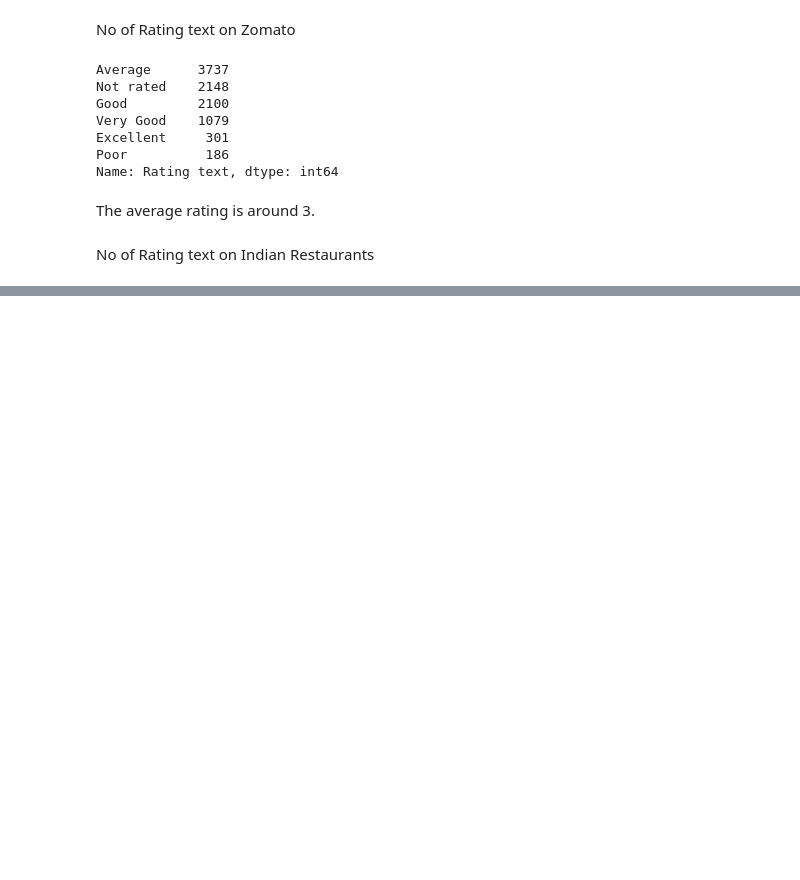
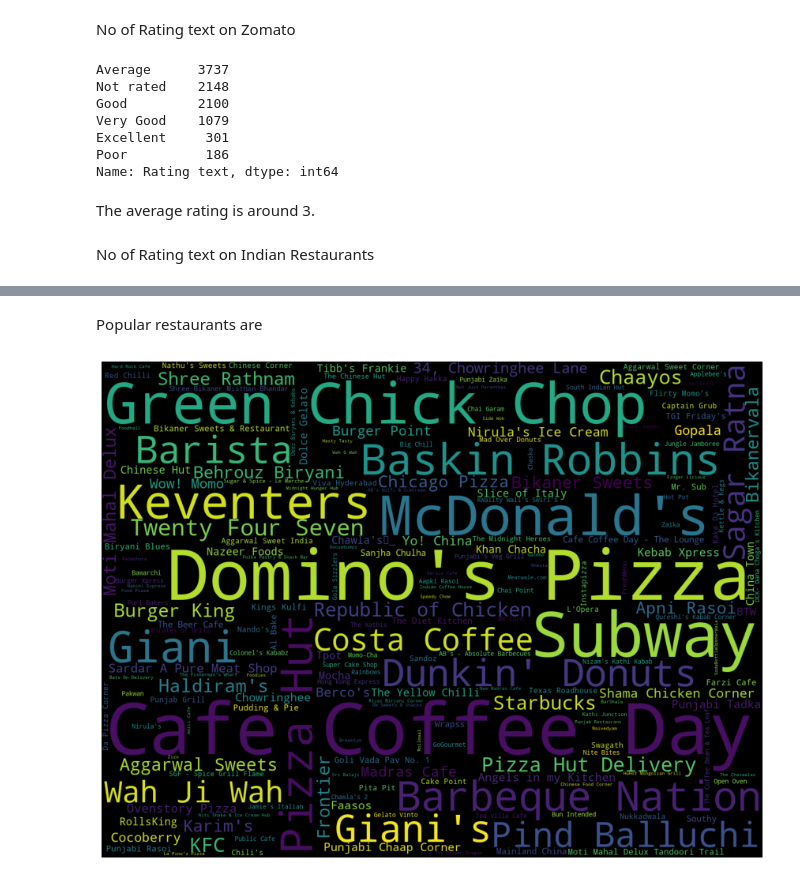
Before and after one commit to apoorvasahu/Zomato_analysis, a Jupyter notebook: zomato.ipynb, the cells around one changed output, grey strips where cells are left out. Saved outputs shown, nothing was run; the diff lists cells and outputs as text; code cells hidden in the pictures; blank space fills up the shorter version.

```diff
--- a/zomato.ipynb
+++ b/zomato.ipynb
@@ -312,0 +312,15 @@ No of Rating text on Indian Restaurants
+# %% [markdown]
+Popular restaurants are
+# %%
+from subprocess import check_output
+from wordcloud import WordCloud, STOPWORDS
+stopwords = set(STOPWORDS)
+wordcloud = (WordCloud(width=1440, height=1080, relative_scaling=0.5, stopwords=stopwords).generate_from_frequencies(data['Restaurant Name'].value_counts()))
+
+
+fig = plt.figure(1,figsize=(15, 15))
+plt.imshow(wordcloud)
+plt.axis('off')
+plt.show()
+# %% [output]
+[figure, added]
```
Also changed, not shown: parts of 3 cells of this notebook.
